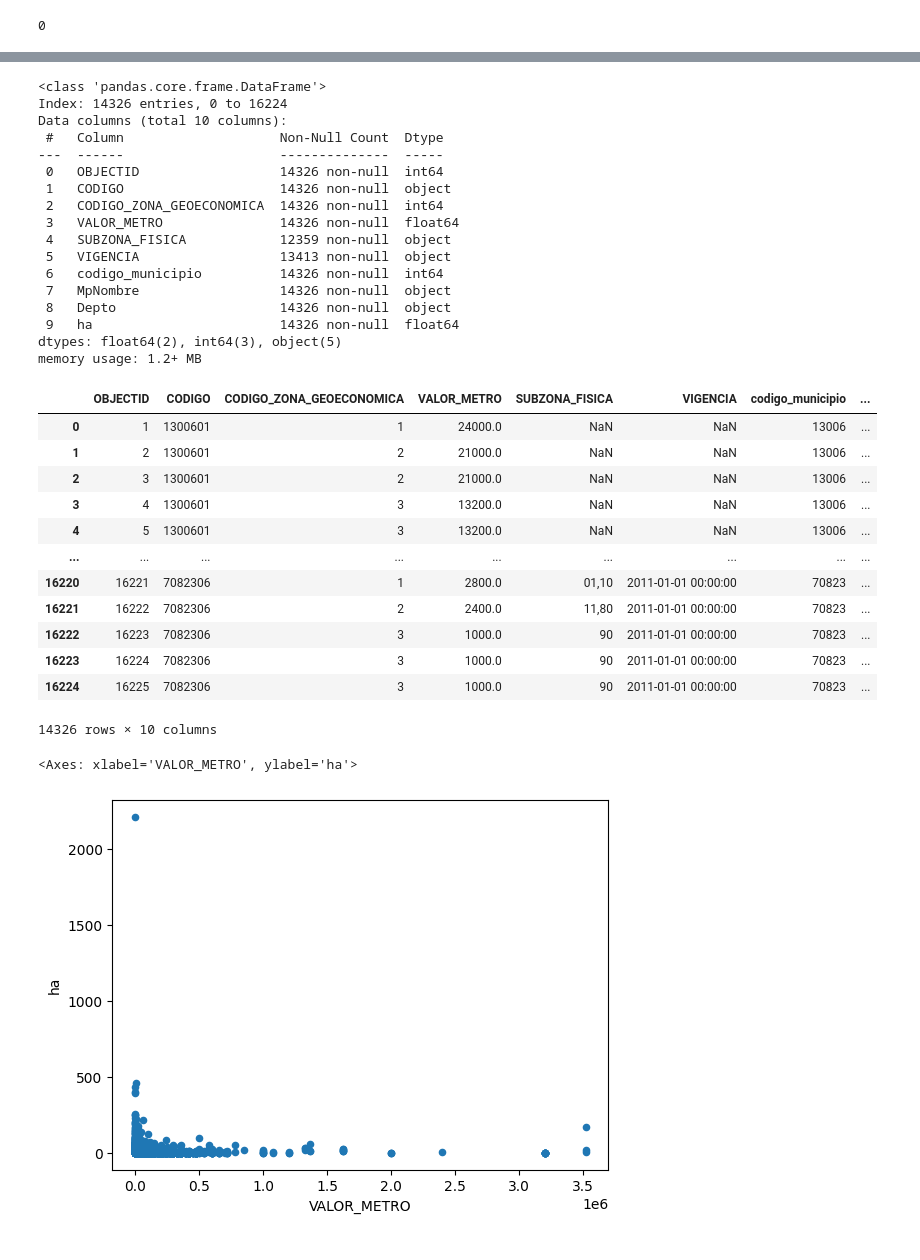
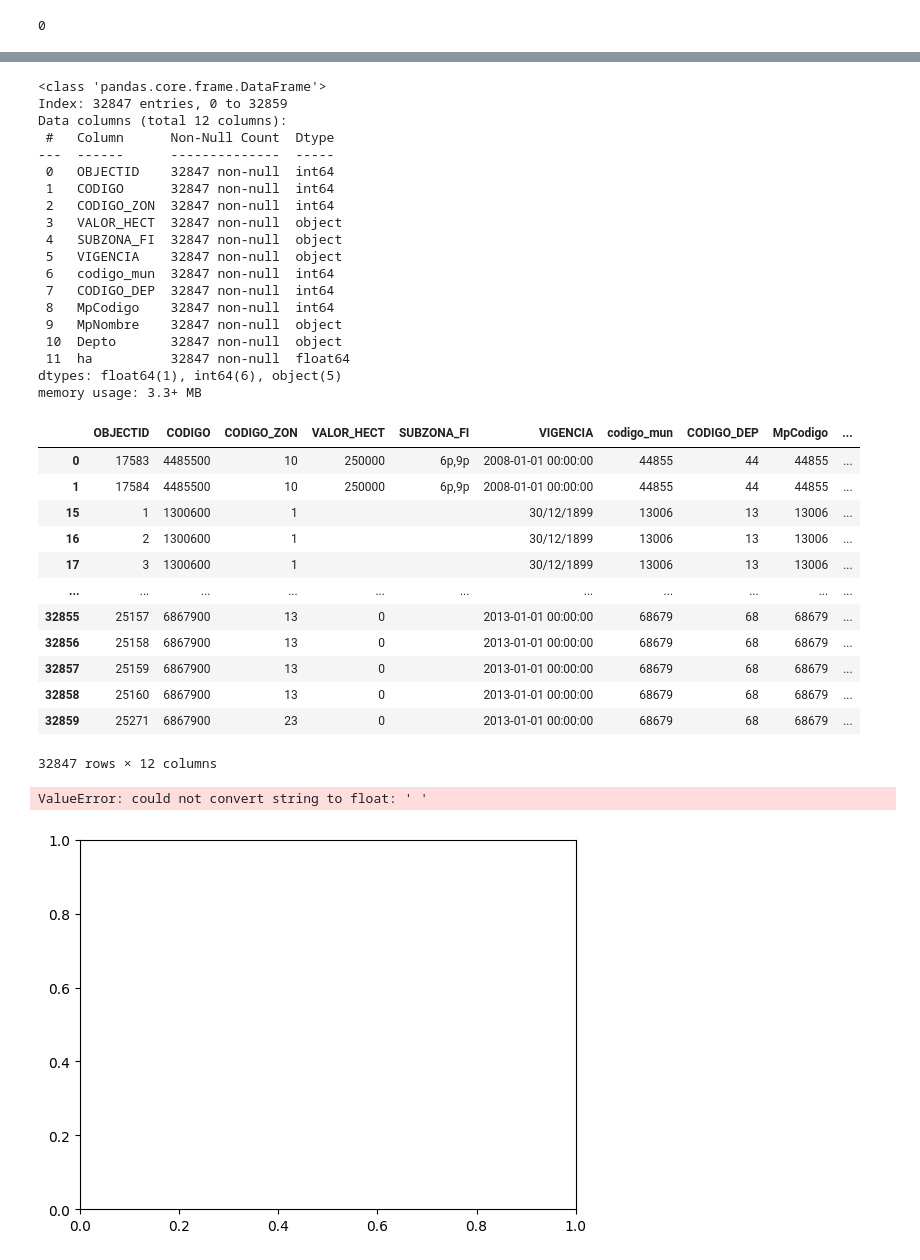
Before and after one commit to sebastianmb/PortfologioDataAnalyst, a Jupyter notebook: Procesamientos/General Stadistics ZHG.ipynb, the cells around one changed output, grey strips where cells are left out. Saved outputs shown, nothing was run; the diff lists cells and outputs as text; code cells hidden in the pictures.

```diff
--- a/Procesamientos/General Stadistics ZHG.ipynb
+++ b/Procesamientos/General Stadistics ZHG.ipynb
@@ -7,5 +15,5 @@ import matplotlib.pyplot as plt
 # %%
-df=pd.read_excel(r"D:\IGAC_2024\Procesamiento\Diagnostico_ZH_Vigent\BD\ZHG_Vigentes\MERGE_U_ZHG.xlsx")
+df=pd.read_excel(r"D:\IGAC_2024\Procesamiento\Diagnostico_ZH_Vigent\BD\ZHG_Vigentes\MERGE_R_ZHG.xlsx")
 # %%
 df.head()
 # %% [output]
@@ -22,5 +30,6 @@ print(duplicates)
 # %% [output]
 0
 # %%
+df['VALOR_HECT'] = df['VALOR_HECT'].astype(float)
 df.info()
 # %% [output]
@@ -57,43 +52,45 @@ ha                             0
 dtype: int64
 # %%
-df_sin_nulos = df.dropna(subset=['VALOR_METRO'])
+df_sin_nulos = df.dropna(subset=['VALOR_HECT'])
 df_sin_nulos.info()
 # %% [output]
 <class 'pandas.core.frame.DataFrame'>
-Index: 14326 entries, 0 to 16224
-Data columns (total 10 columns):
- #   Column                    Non-Null Count  Dtype
----  ------                    --------------  -----
- 0   OBJECTID                  14326 non-null  int64
- 1   CODIGO                    14326 non-null  object
- 2   CODIGO_ZONA_GEOECONOMICA  14326 non-null  int64
- 3   VALOR_METRO               14326 non-null  float64
- 4   SUBZONA_FISICA            12359 non-null  object
- 5   VIGENCIA                  13413 non-null  object
- 6   codigo_municipio          14326 non-null  int64
- 7   MpNombre                  14326 non-null  object
- 8   Depto                     14326 non-null  object
- 9   ha                        14326 non-null  float64
-dtypes: float64(2), int64(3), object(5)
-memory usage: 1.2+ MB
+Index: 32847 entries, 0 to 32859
+Data columns (total 12 columns):
+ #   Column      Non-Null Count  Dtype
+---  ------      --------------  -----
+ 0   OBJECTID    32847 non-null  int64
+ 1   CODIGO      32847 non-null  int64
+ 2   CODIGO_ZON  32847 non-null  int64
+ 3   VALOR_HECT  32847 non-null  object
+ 4   SUBZONA_FI  32847 non-null  object
+ 5   VIGENCIA    32847 non-null  object
+ 6   codigo_mun  32847 non-null  int64
+ 7   CODIGO_DEP  32847 non-null  int64
+ 8   MpCodigo    32847 non-null  int64
+ 9   MpNombre    32847 non-null  object
+ 10  Depto       32847 non-null  object
+ 11  ha          32847 non-null  float64
+dtypes: float64(1), int64(6), object(5)
+memory usage: 3.3+ MB
 # %%
 df_sin_nulos
 # %% [output]
-|  | OBJECTID | CODIGO | CODIGO_ZONA_GEOECONOMICA | VALOR_METRO | SUBZONA_FISICA | VIGENCIA | codigo_municipio | ... |
-| 0 | 1 | 1300601 | 1 | 24000.0 | NaN | NaN | 13006 | ... |
-| 1 | 2 | 1300601 | 2 | 21000.0 | NaN | NaN | 13006 | ... |
-| 2 | 3 | 1300601 | 2 | 21000.0 | NaN | NaN | 13006 | ... |
-| 3 | 4 | 1300601 | 3 | 13200.0 | NaN | NaN | 13006 | ... |
-| 4 | 5 | 1300601 | 3 | 13200.0 | NaN | NaN | 13006 | ... |
-| ... | ... | ... | ... | ... | ... | ... | ... | ... |
-| 16220 | 16221 | 7082306 | 1 | 2800.0 | 01,10 | 2011-01-01 00:00:00 | 70823 | ... |
-| 16221 | 16222 | 7082306 | 2 | 2400.0 | 11,80 | 2011-01-01 00:00:00 | 70823 | ... |
-| 16222 | 16223 | 7082306 | 3 | 1000.0 | 90 | 2011-01-01 00:00:00 | 70823 | ... |
-| 16223 | 16224 | 7082306 | 3 | 1000.0 | 90 | 2011-01-01 00:00:00 | 70823 | ... |
-| 16224 | 16225 | 7082306 | 3 | 1000.0 | 90 | 2011-01-01 00:00:00 | 70823 | ... |
+|  | OBJECTID | CODIGO | CODIGO_ZON | VALOR_HECT | SUBZONA_FI | VIGENCIA | codigo_mun | CODIGO_DEP | MpCodigo | ... |
+| 0 | 17583 | 4485500 | 10 | 250000 | 6p,9p | 2008-01-01 00:00:00 | 44855 | 44 | 44855 | ... |
+| 1 | 17584 | 4485500 | 10 | 250000 | 6p,9p | 2008-01-01 00:00:00 | 44855 | 44 | 44855 | ... |
+| 15 | 1 | 1300600 | 1 |  |  | 30/12/1899 | 13006 | 13 | 13006 | ... |
+| 16 | 2 | 1300600 | 1 |  |  | 30/12/1899 | 13006 | 13 | 13006 | ... |
+| 17 | 3 | 1300600 | 1 |  |  | 30/12/1899 | 13006 | 13 | 13006 | ... |
+| ... | ... | ... | ... | ... | ... | ... | ... | ... | ... | ... |
+| 32855 | 25157 | 6867900 | 13 | 0 |  | 2013-01-01 00:00:00 | 68679 | 68 | 68679 | ... |
+| 32856 | 25158 | 6867900 | 13 | 0 |  | 2013-01-01 00:00:00 | 68679 | 68 | 68679 | ... |
+| 32857 | 25159 | 6867900 | 13 | 0 |  | 2013-01-01 00:00:00 | 68679 | 68 | 68679 | ... |
+| 32858 | 25160 | 6867900 | 13 | 0 |  | 2013-01-01 00:00:00 | 68679 | 68 | 68679 | ... |
+| 32859 | 25271 | 6867900 | 23 | 0 |  | 2013-01-01 00:00:00 | 68679 | 68 | 68679 | ... |
-14326 rows × 10 columns
+32847 rows × 12 columns
 # %%
-df.plot.scatter(x='VALOR_METRO', y='ha')
+df_sin_nulos.plot.scatter(x='VALOR_HECT', y='ha')
 # %% [output]
-<Axes: xlabel='VALOR_METRO', ylabel='ha'>
+ValueError: could not convert string to float: ' '
-[figure, old version]
+[figure, new version]
```
Also changed, not shown: parts of 11 cells of this notebook.
